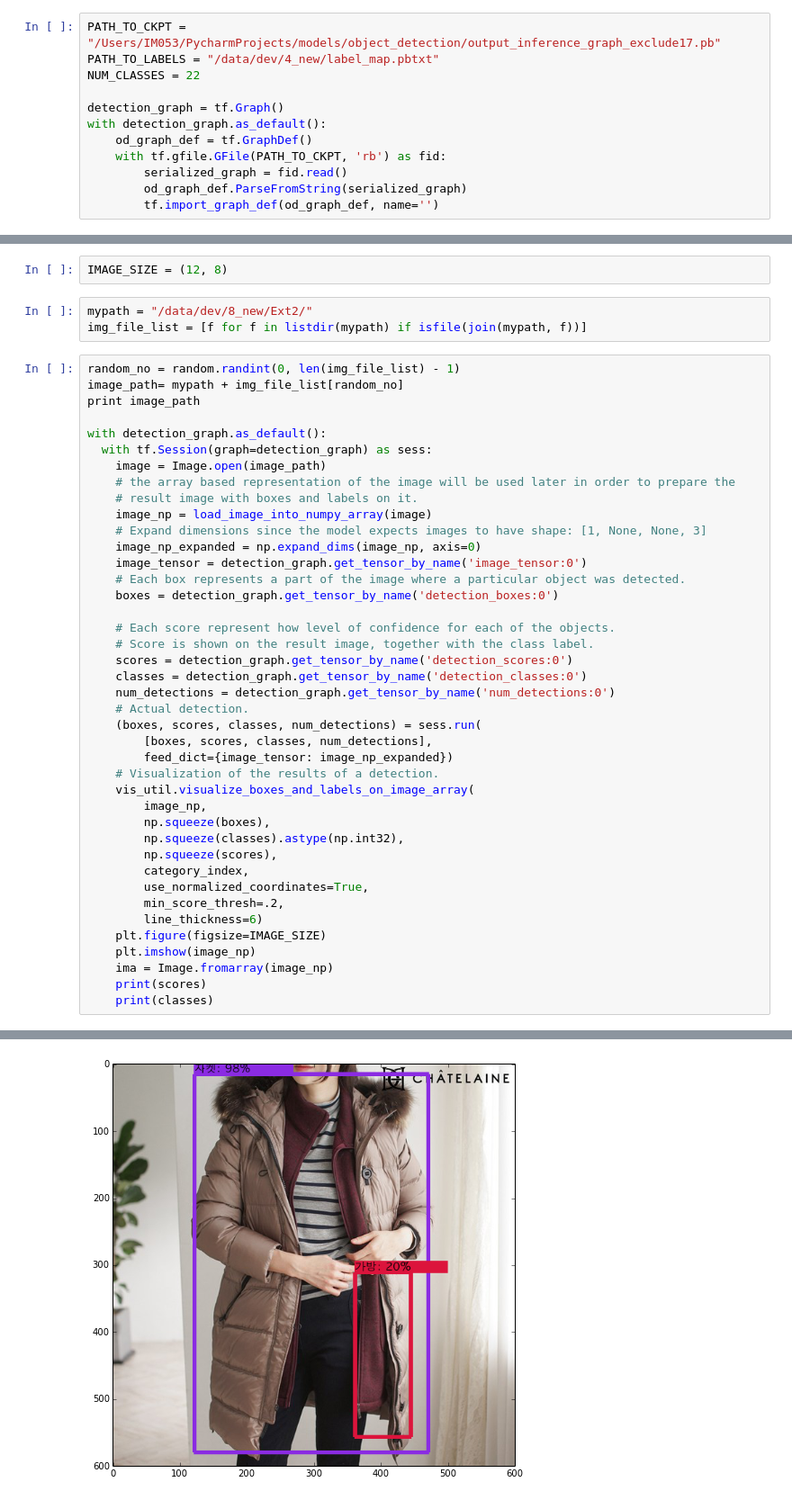
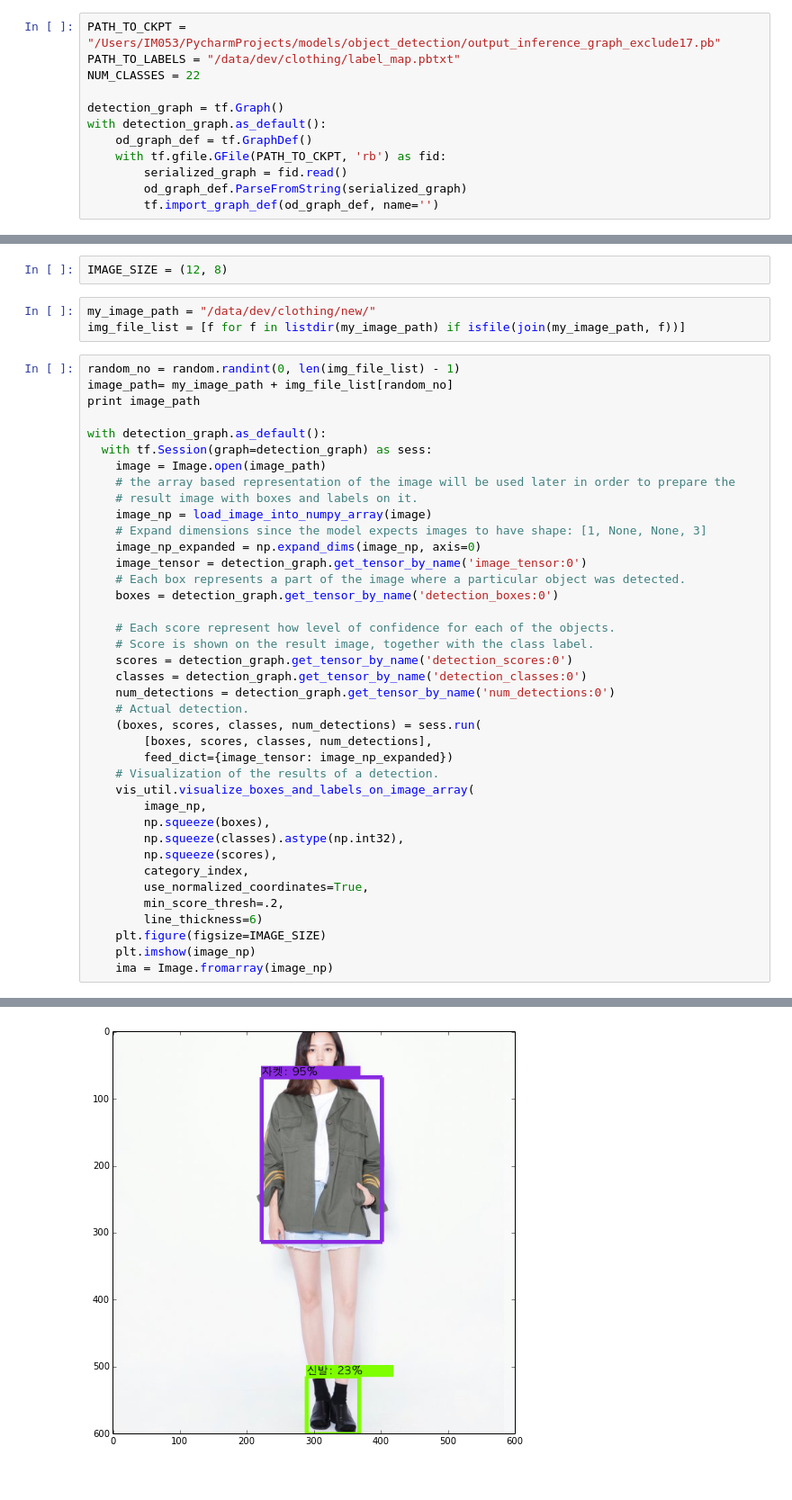
Before and after one commit to inyl/my_notebook, a Jupyter notebook: machine_learning/object_detection_clothing.ipynb, the cells around one changed output, grey strips where cells are left out. Shown at 90% size. Drawn from its saved outputs; the diff is of its cells as text.

```diff
--- a/machine_learning/object_detection_clothing.ipynb
+++ b/machine_learning/object_detection_clothing.ipynb
@@ -27,7 +27,7 @@ from utils import label_map_util
 from utils import visualization_utils as vis_util
 # %%
 PATH_TO_CKPT = "/Users/IM053/PycharmProjects/models/object_detection/output_inference_graph_exclude17.pb"
-PATH_TO_LABELS = "/data/dev/4_new/label_map.pbtxt"
+PATH_TO_LABELS = "/data/dev/clothing/label_map.pbtxt"
 NUM_CLASSES = 22
 
 detection_graph = tf.Graph()
@@ -49,11 +49,11 @@ def load_image_into_numpy_array(image):
 # %%
 IMAGE_SIZE = (12, 8)
 # %%
-mypath = "/data/dev/8_new/Ext2/"
-img_file_list = [f for f in listdir(mypath) if isfile(join(mypath, f))]
+my_image_path = "/data/dev/clothing/new/"
+img_file_list = [f for f in listdir(my_image_path) if isfile(join(my_image_path, f))]
 # %%
 random_no = random.randint(0, len(img_file_list) - 1)
-image_path= mypath + img_file_list[random_no]
+image_path= my_image_path + img_file_list[random_no]
 print image_path
 
 with detection_graph.as_default():
@@ -90,6 +90,4 @@ with detection_graph.as_default():
     plt.figure(figsize=IMAGE_SIZE)
     plt.imshow(image_np)
     ima = Image.fromarray(image_np)
-    print(scores)
-    print(classes)
 # %% [output]
@@ -113 +97 @@ with detection_graph.as_default():
-[figure, old version]
+[figure, new version]
```
Also changed, not shown: parts of 1 cell of this notebook.
